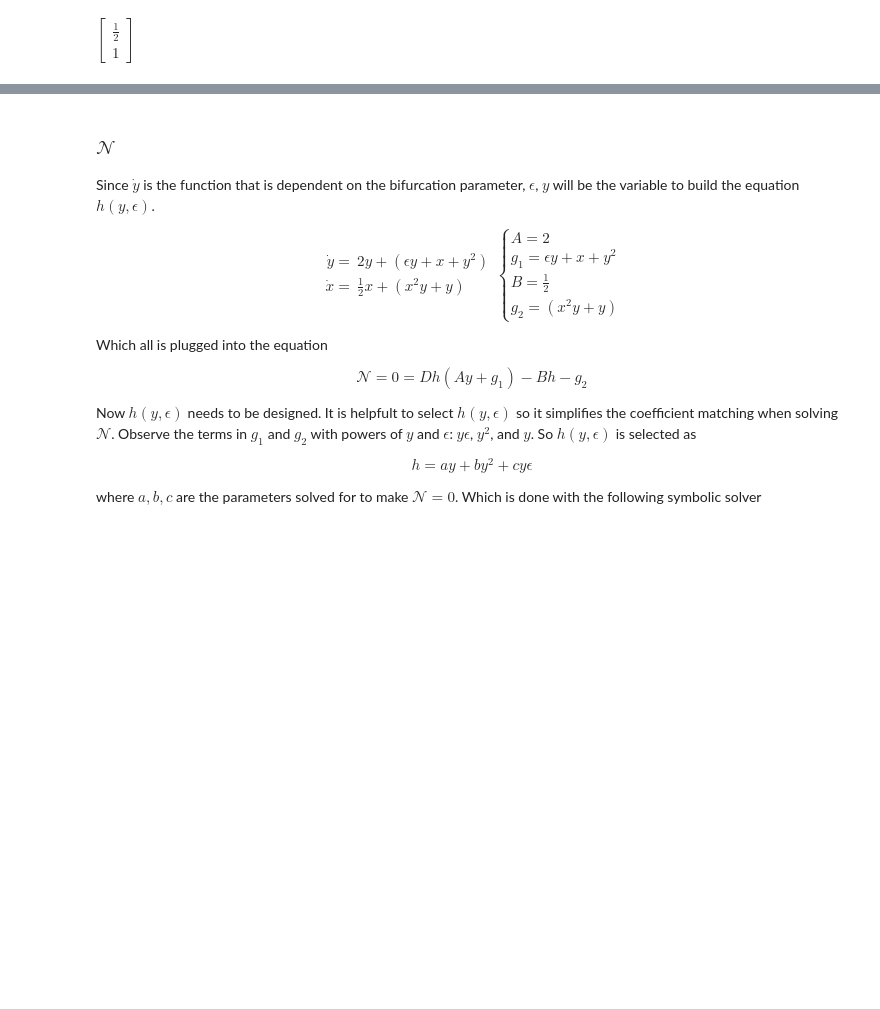
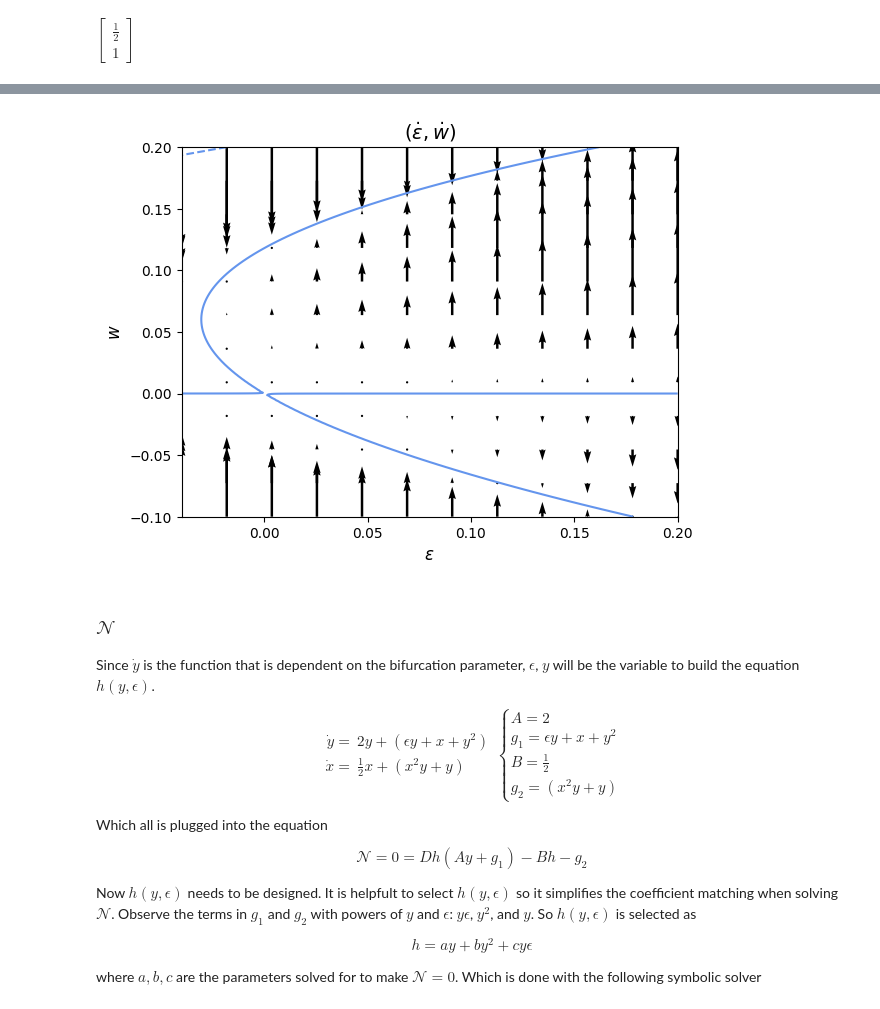
Before and after one commit to michaelStoddard/Chaos, a Jupyter notebook: MATH722_HW2.ipynb, the cells around one changed output, grey strips where cells are left out. Saved outputs shown, nothing was run; the diff lists cells and outputs as text; code cells hidden in the pictures; blank space fills up the shorter version.

```diff
--- a/MATH722_HW2.ipynb
+++ b/MATH722_HW2.ipynb
@@ -293,0 +415,3 @@ $\displaystyle \left[\begin{matrix}\frac{1}{2}\\1\end{matrix}\right]$
+# %%
+dw_sub = dw.subs(u,h_sub)
+dw_sub
@@ -294,3 +420,35 @@ $\displaystyle \left[\begin{matrix}\frac{1}{2}\\1\end{matrix}\right]$
+# %%
+dw_func = smp.lambdify([eps,w],dw_sub)
+h_func = smp.lambdify([eps,w],h_sub)
+# %%
+def de(e,w):
+    return 0
+# %%
+fntsize = [10,12,14]
+# %%
+elim = [-0.04,0.2]
+wlim = [-0.1,0.2]
+
+ec = np.linspace(elim[0],elim[1],150)
+wc = np.linspace(wlim[0],wlim[1],150)
+
+eq = np.linspace(elim[0],elim[1],12)
+wq = np.linspace(wlim[0],wlim[1],12)
+
+eC, wC = np.meshgrid(ec,wc)
+eQ, wQ = np.meshgrid(eq,wq)
+
+plt.contour(eC,wC,dw_func(eC,wC),levels=1,colors='cornflowerblue')
+# plt.colorbar()
+plt.quiver(eQ,wQ,de(eQ,wQ),dw_func(eQ,wQ))
+
+plt.ylabel(r'$w$',fontsize=fntsize[1])
+plt.xlabel(r'$\epsilon$',fontsize=fntsize[1])
+plt.title(r'$(\dot\epsilon,\dot w)$',fontsize=fntsize[2])
+
+plt.show()
+# %% [output]
+[figure, added]
 # %% [markdown]
 ### $\mathcal{N}$
 
```
Also changed, not shown: parts of 75 cells of this notebook.
